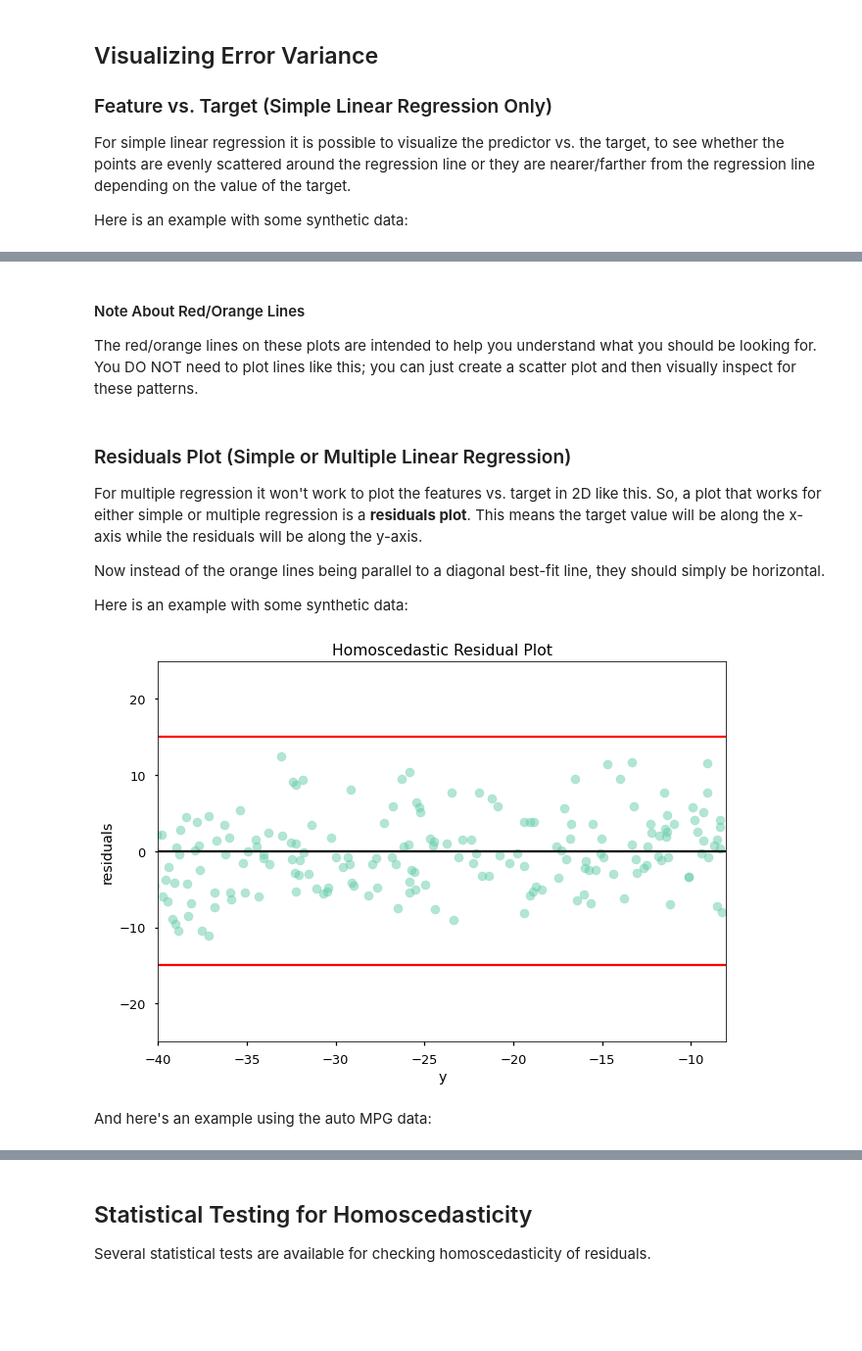
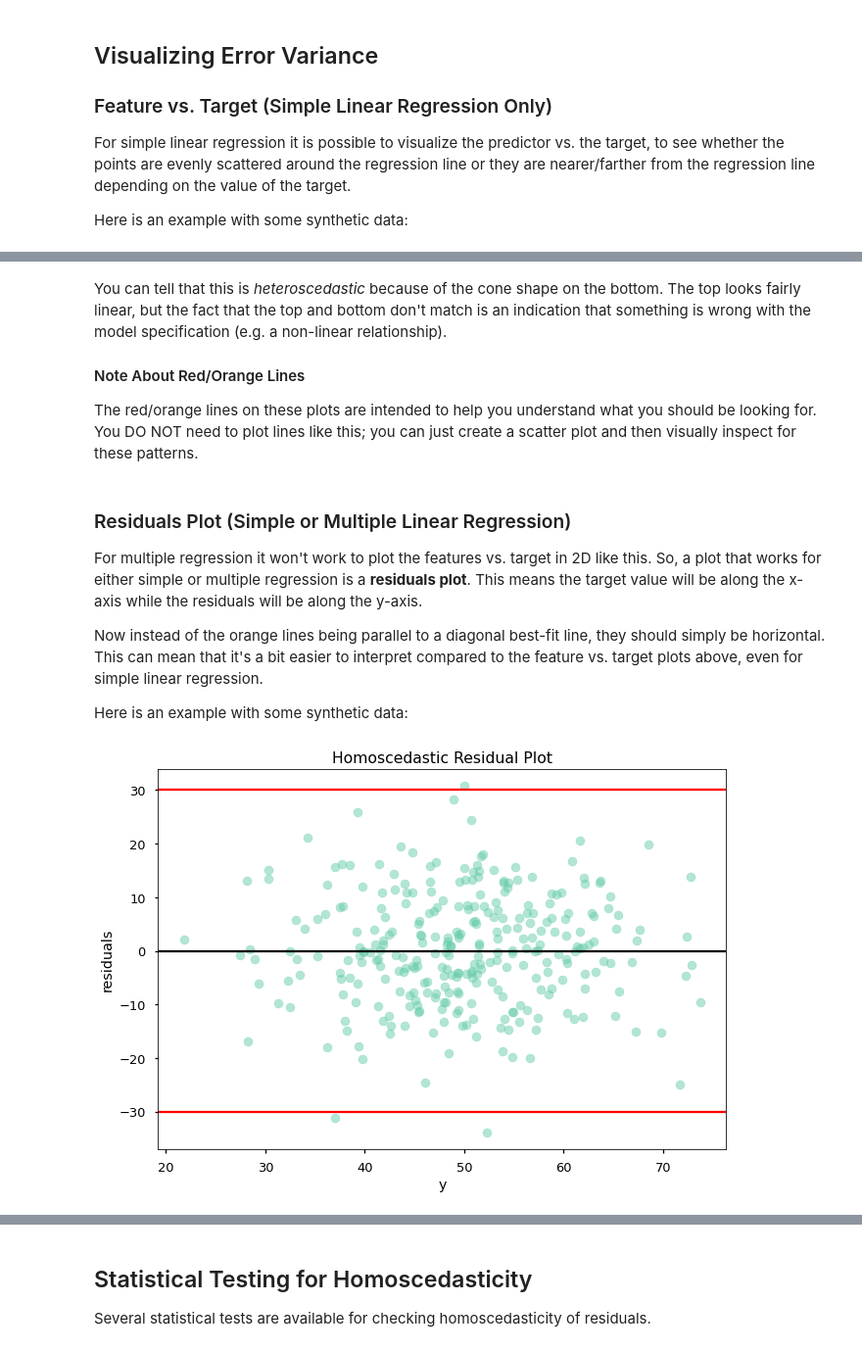
Before and after one commit to learn-co-curriculum/dsc-homoscedasticity-assumption, a Jupyter notebook: index.ipynb, the cells around one changed output, grey strips where cells are left out. Shown at 98% size. Drawn from its saved outputs; the diff is of its cells as text; code cells hidden in the pictures; blank space fills up the shorter version.

```diff
--- a/index.ipynb
+++ b/index.ipynb
@@ -34,17 +34,18 @@ Here is an example with some synthetic data:
 # %%
 import matplotlib.pyplot as plt
 import numpy as np
+from sklearn.datasets import make_regression
 plt.style.use('seaborn-talk')
 
-# Generate synthetic y = -5x + 2 plus some noise
-np.random.seed(2)
-x_generated = np.linspace(start=0, stop=10, num=300) + np.random.normal(size=300)
-
-scale = 5
-y_generated = -5 * x_generated + 2 + np.random.normal(scale=scale, size=300)
+# Generate synthetic regression with predetermined gaussian noise
+scale = 10
+x_generated, y_generated, coef = make_regression(
+    n_samples=300, n_features=1, coef=True, noise=scale, random_state=8
+)
+y_generated += 50
 
 # We know the fit line because we generated the data (no need to model)
-fit_line_generated = -5 * x_generated + 2
+fit_line_generated = coef * x_generated.flatten() + 50
 
 # We set the scale of the normal distribution, so we know that 99% of the
 # points should be captured by these lines (empirical rule)
@@ -111,4 +113,6 @@ ax.legend();
 # %% [markdown]
+You can tell that this is _heteroscedastic_ because of the cone shape on the bottom. The top looks fairly linear, but the fact that the top and bottom don't match is an indication that something is wrong with the model specification (e.g. a non-linear relationship).
+
 #### Note About Red/Orange Lines
 
 The red/orange lines on these plots are intended to help you understand what you should be looking for. You DO NOT need to plot lines like this; you can just create a scatter plot and then visually inspect for these patterns.
@@ -117,31 +121,24 @@ The red/orange lines on these plots are intended to help you understand what you
 
 For multiple regression it won't work to plot the features vs. target in 2D like this. So, a plot that works for either simple or multiple regression is a **residuals plot**. This means the target value will be along the x-axis while the residuals will be along the y-axis.
 
-Now instead of the orange lines being parallel to a diagonal best-fit line, they should simply be horizontal.
+Now instead of the orange lines being parallel to a diagonal best-fit line, they should simply be horizontal. This can mean that it's a bit easier to interpret compared to the feature vs. target plots above, even for simple linear regression.
 
 Here is an example with some synthetic data:
 # %%
 resids_generated = y_generated - fit_line_generated
 
 # Create scatter plot of data
 fig, ax = plt.subplots()
-ax.scatter(y_generated, resids_generated, color="mediumaquamarine", alpha=0.5)
-
-# Change "zoom level" to avoid artifacts of data generation (would not be
-# necessary or helpful for real data)
-ax.set_xlim(-40,-8)
-ax.set_ylim(-25, 25)
+ax.scatter(fit_line_generated, resids_generated, color="mediumaquamarine", alpha=0.5)
 
 # Plot horizontal lines
 ax.axhline(y=0, color="black")
 ax.axhline(y=scale*3, color="red")  # Again, we know the position of these
 ax.axhline(y=-scale*3, color="red") # lines because we generated the data
 
 # Customize labels
 ax.set_xlabel("y")
 ax.set_ylabel("residuals")
 ax.set_title("Homoscedastic Residual Plot");
 # %% [output]
-[figure, old version]
+[figure, new version]
-# %% [markdown]
-And here's an example using the auto MPG data:
```
Also changed, not shown: parts of 17 cells of this notebook, 5 other files.
